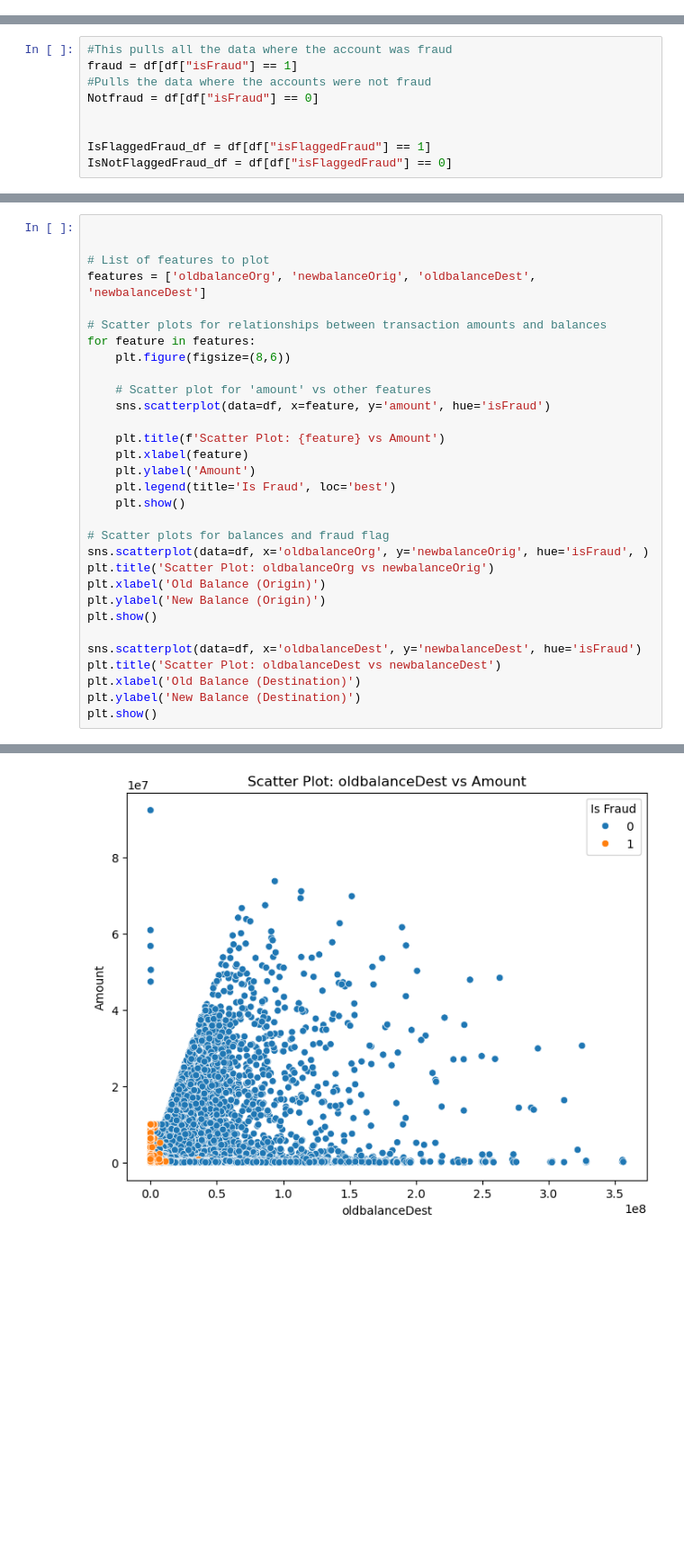
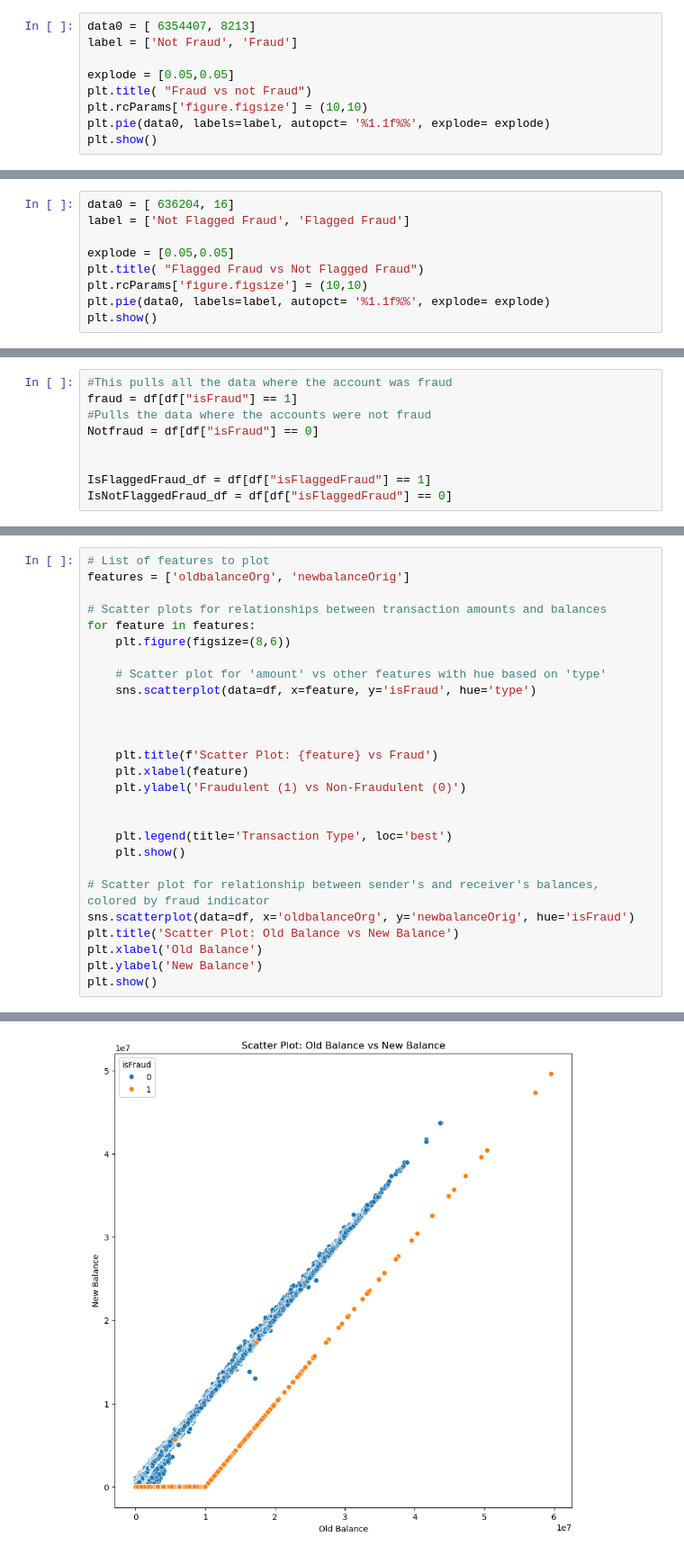
Before and after one commit to GClark89/Financial_fraud_machine, a Jupyter notebook: EDA.ipynb, the cells around one changed output, grey strips where cells are left out. Shown at 90% size. Drawn from its saved outputs; the diff is of its cells as text; blank space fills up the shorter version.

```diff
--- a/EDA.ipynb
+++ b/EDA.ipynb
@@ -82,3 +107,12 @@ value_counts_Fraud
 | isFraud |  |
 | 0 | 6354407 |
 | 1 | 8213 |
+# %%
+data0 = [ 6354407, 8213]
+label = ['Not Fraud', 'Fraud']
+
+explode = [0.05,0.05]
+plt.title( "Fraud vs not Fraud")
+plt.rcParams['figure.figsize'] = (10,10)
+plt.pie(data0, labels=label, autopct= '%1.1f%%', explode= explode)
+plt.show()
@@ -92,3 +128,12 @@ value_counts_isFlaggedFraud
 | isFlaggedFraud |  |
 | 0 | 6362604 |
 | 1 | 16 |
+# %%
+data0 = [ 636204, 16]
+label = ['Not Flagged Fraud', 'Flagged Fraud']
+
+explode = [0.05,0.05]
+plt.title( "Flagged Fraud vs Not Flagged Fraud")
+plt.rcParams['figure.figsize'] = (10,10)
+plt.pie(data0, labels=label, autopct= '%1.1f%%', explode= explode)
+plt.show()
@@ -247,32 +326,28 @@ plt.show()
 # %%
-
-
 # List of features to plot
-features = ['oldbalanceOrg', 'newbalanceOrig', 'oldbalanceDest', 'newbalanceDest']
+features = ['oldbalanceOrg', 'newbalanceOrig']
 
 # Scatter plots for relationships between transaction amounts and balances
 for feature in features:
     plt.figure(figsize=(8,6))
 
-    # Scatter plot for 'amount' vs other features
-    sns.scatterplot(data=df, x=feature, y='amount', hue='isFraud')
+    # Scatter plot for 'amount' vs other features with hue based on 'type'
+    sns.scatterplot(data=df, x=feature, y='isFraud', hue='type')
 
-    plt.title(f'Scatter Plot: {feature} vs Amount')
+
+
+    plt.title(f'Scatter Plot: {feature} vs Fraud')
     plt.xlabel(feature)
-    plt.ylabel('Amount')
-    plt.legend(title='Is Fraud', loc='best')
+    plt.ylabel('Fraudulent (1) vs Non-Fraudulent (0)')
+
+
+    plt.legend(title='Transaction Type', loc='best')
     plt.show()
 
-# Scatter plots for balances and fraud flag
-sns.scatterplot(data=df, x='oldbalanceOrg', y='newbalanceOrig', hue='isFraud', )
-plt.title('Scatter Plot: oldbalanceOrg vs newbalanceOrig')
-plt.xlabel('Old Balance (Origin)')
-plt.ylabel('New Balance (Origin)')
+# Scatter plot for relationship between sender's and receiver's balances, colored by fraud indicator
+sns.scatterplot(data=df, x='oldbalanceOrg', y='newbalanceOrig', hue='isFraud')
+plt.title('Scatter Plot: Old Balance vs New Balance')
+plt.xlabel('Old Balance')
+plt.ylabel('New Balance')
 plt.show()
-
-sns.scatterplot(data=df, x='oldbalanceDest', y='newbalanceDest', hue='isFraud')
-plt.title('Scatter Plot: oldbalanceDest vs newbalanceDest')
-plt.xlabel('Old Balance (Destination)')
-plt.ylabel('New Balance (Destination)')
-plt.show()
 # %% [output]
@@ -281 +356 @@ plt.show()
-[figure, old version]
+[figure, new version]
```
Also changed, not shown: parts of 52 cells of this notebook, 1 other file.
